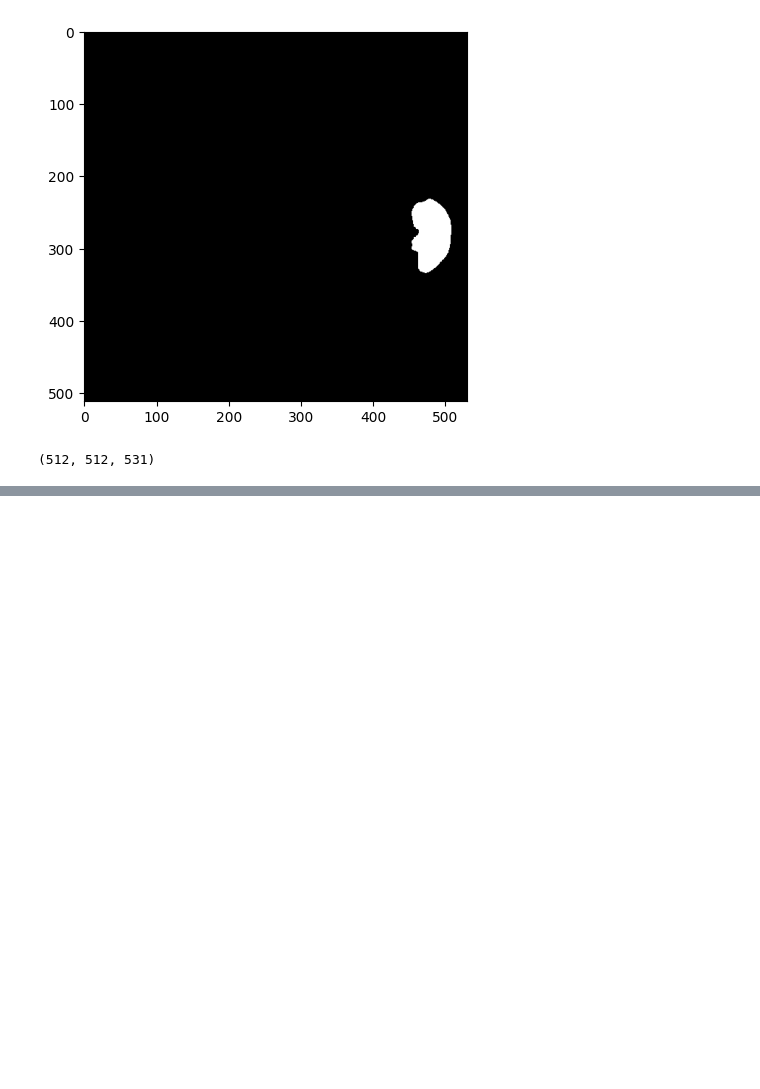
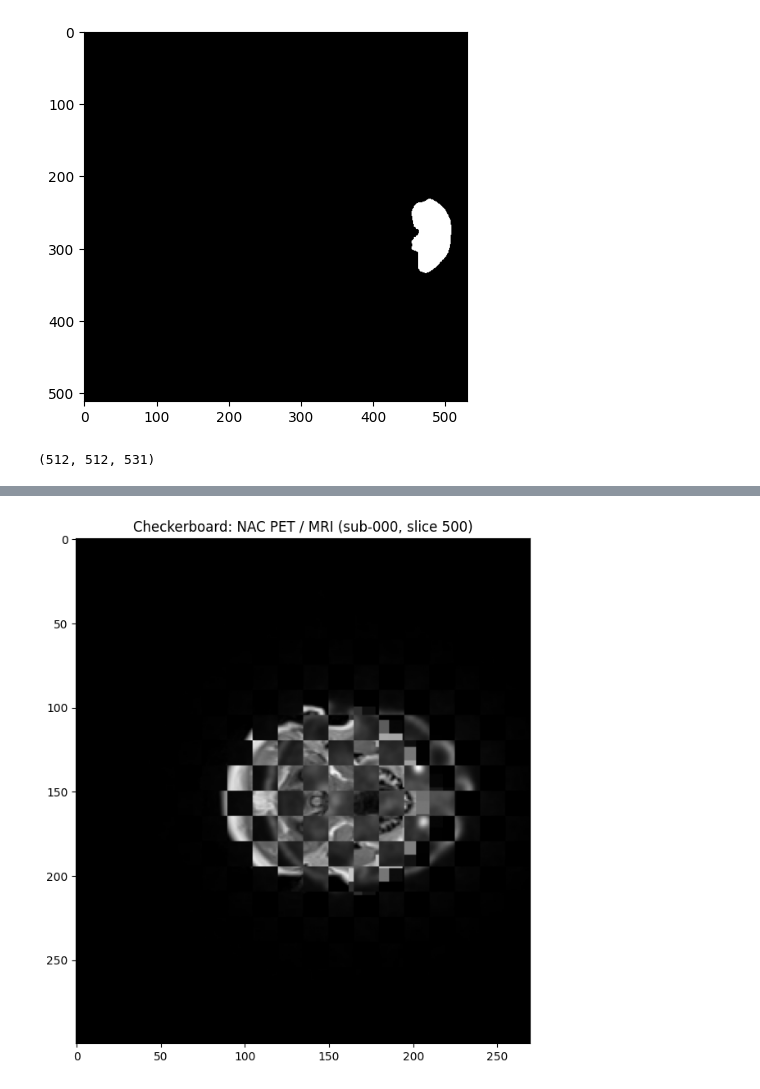
Before and after one commit to charlotteesavage/challenge-codebase, a Jupyter notebook: viewing copy.ipynb, the cells around one changed output, grey strips where cells are left out. Saved outputs shown, nothing was run; the diff lists cells and outputs as text; code cells hidden in the pictures; blank space fills up the shorter version.

```diff
--- a/viewing copy.ipynb
+++ b/viewing copy.ipynb
@@ -65,0 +109,22 @@ plt.show()
+# %%
+def checkerboard_overlay(img_a, img_b, tile_size=20):
+    # min-max normalize each image independently so tile brightness is comparable
+    # (PET and MRI intensities live on totally different scales)
+    a = (img_a - img_a.min()) / (img_a.max() - img_a.min() + 1e-8)
+    b = (img_b - img_b.min()) / (img_b.max() - img_b.min() + 1e-8)
+    row_tile, col_tile = np.indices(a.shape) // tile_size
+    tile_mask = (row_tile + col_tile) % 2 == 0
+    return np.where(tile_mask, a, b)
+
+slice_no = 500
+pet_slice = data_pet[100:400, 110:380, slice_no]
+mri_slice = data_mri[100:400, 110:380, slice_no]
+board = checkerboard_overlay(pet_slice, mri_slice, tile_size=15)
+
+plt.figure(figsize=(8, 8))
+plt.imshow(board, cmap="gray")
+plt.title("Checkerboard: NAC PET / MRI (sub-000, slice 500)")
+# plt.axis("off")
+plt.show()
+# %% [output]
+[figure, added]
```
Also changed, not shown: parts of 16 cells of this notebook.
